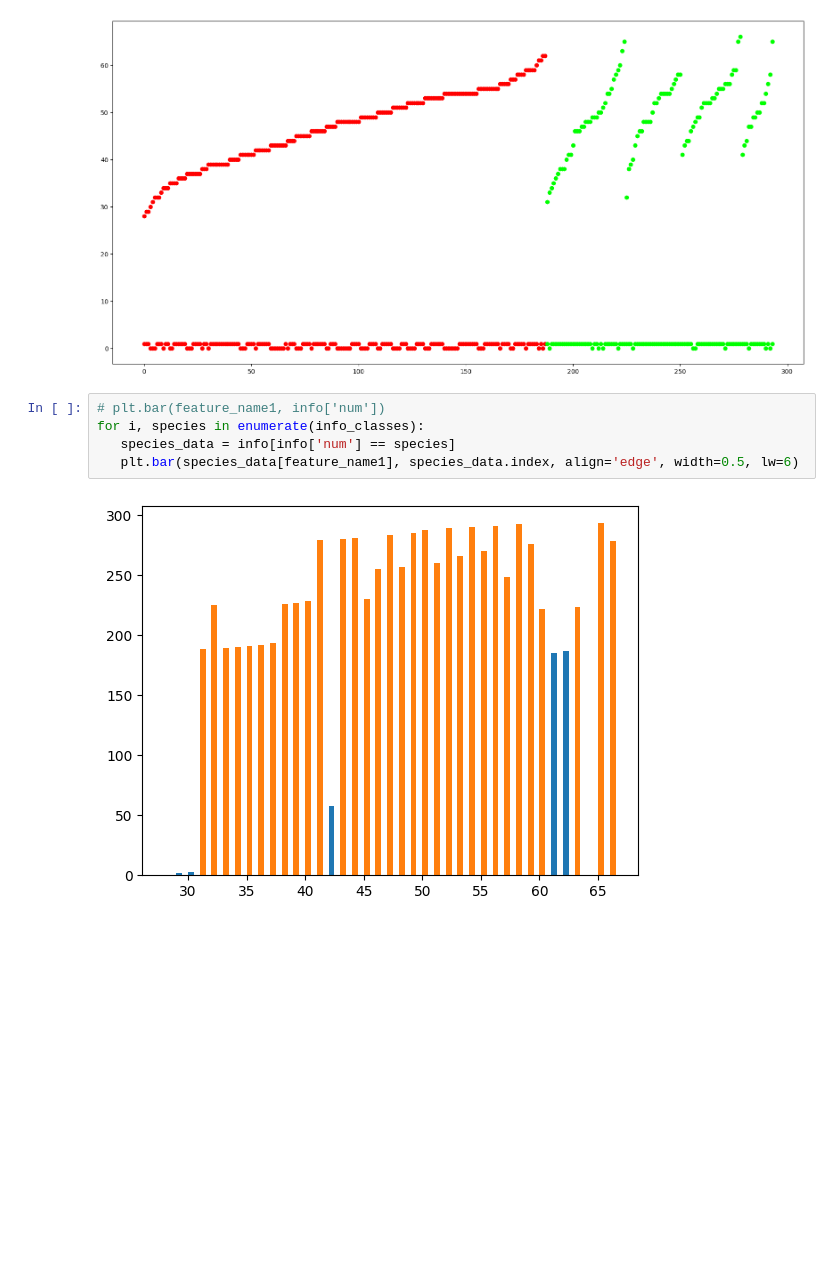
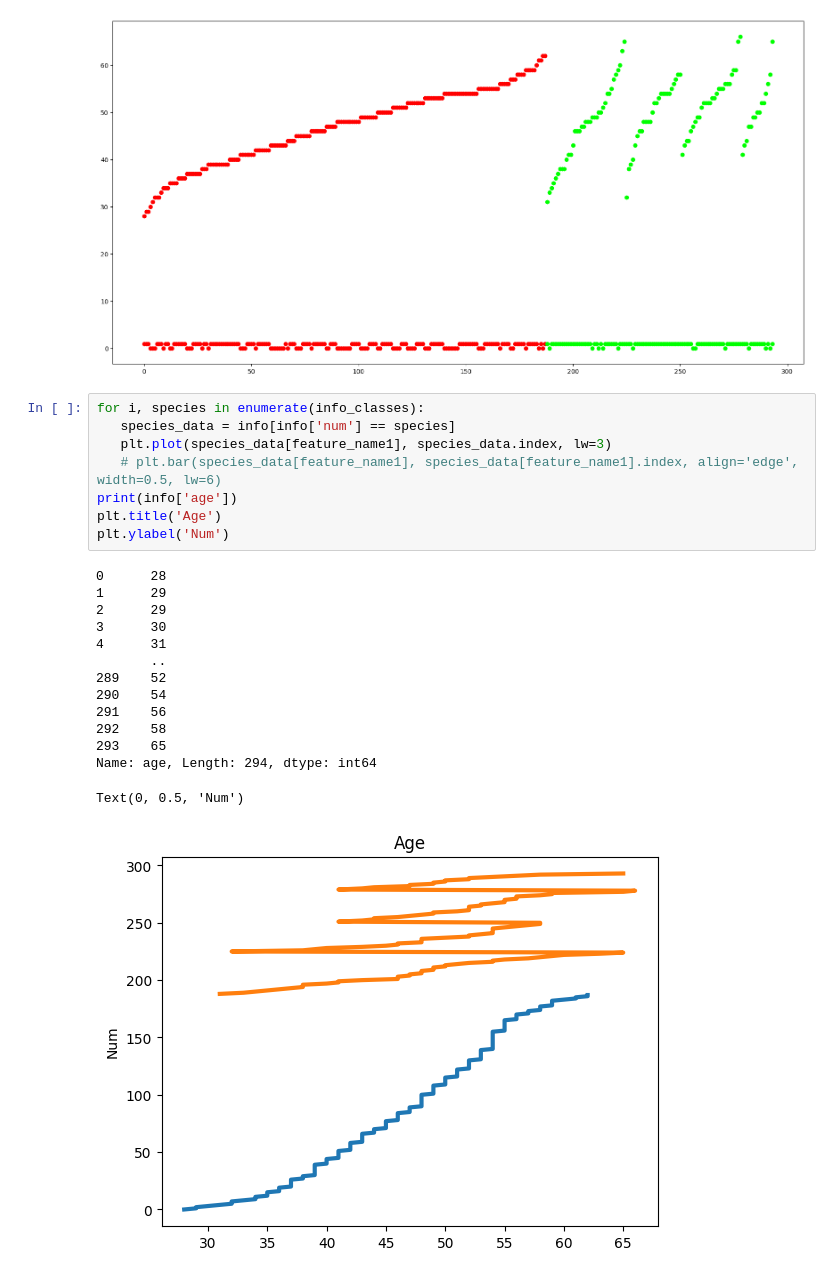
Before and after one commit to LABforLeraning/AI, a Jupyter notebook: Assignment-05.ipynb, the cells around one changed output. Drawn from its saved outputs; the diff is of its cells as text; blank space fills up the shorter version.

```diff
--- a/Assignment-05.ipynb
+++ b/Assignment-05.ipynb
@@ -33,9 +33,25 @@ for i, species in enumerate(info_classes):
 # %% [output]
 [figure]
 # %%
-# plt.bar(feature_name1, info['num'])
 for i, species in enumerate(info_classes):
    species_data = info[info['num'] == species]
-   plt.bar(species_data[feature_name1], species_data.index, align='edge', width=0.5, lw=6)
+   plt.plot(species_data[feature_name1], species_data.index, lw=3)
+   # plt.bar(species_data[feature_name1], species_data[feature_name1].index, align='edge', width=0.5, lw=6)
+print(info['age'])
+plt.title('Age')
+plt.ylabel('Num')
 # %% [output]
+0      28
+1      29
+2      29
+3      30
+4      31
+       ..
+289    52
+290    54
+291    56
+292    58
+293    65
+Name: age, Length: 294, dtype: int64
+Text(0, 0.5, 'Num')
-[figure, old version]
+[figure, new version]
```
Also changed, not shown: parts of 1 cell of this notebook.
